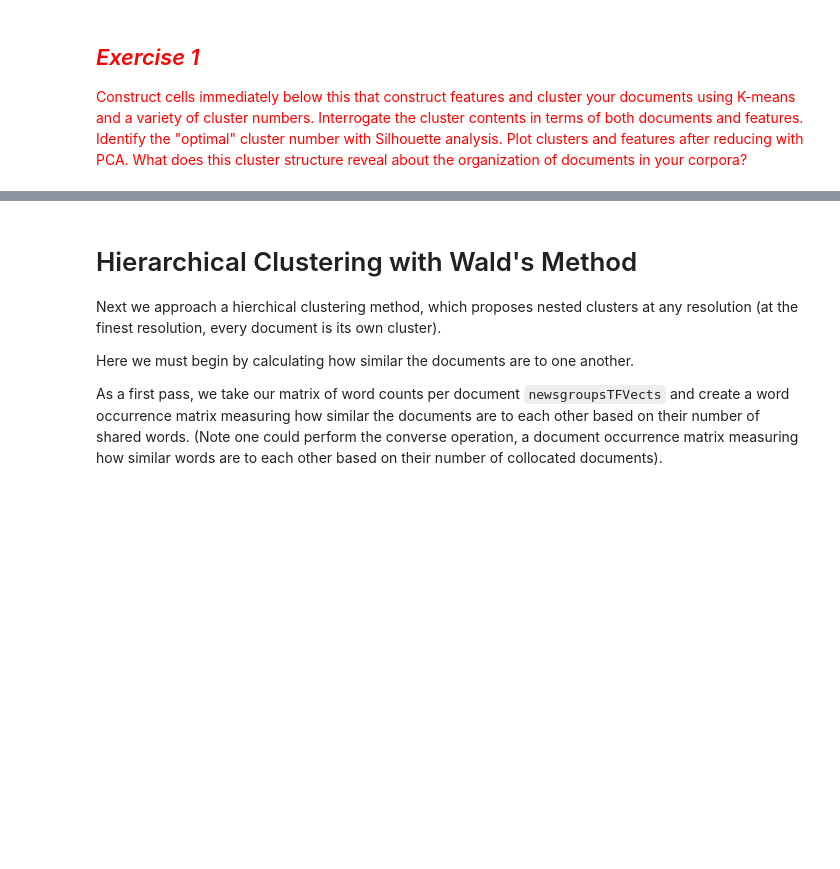
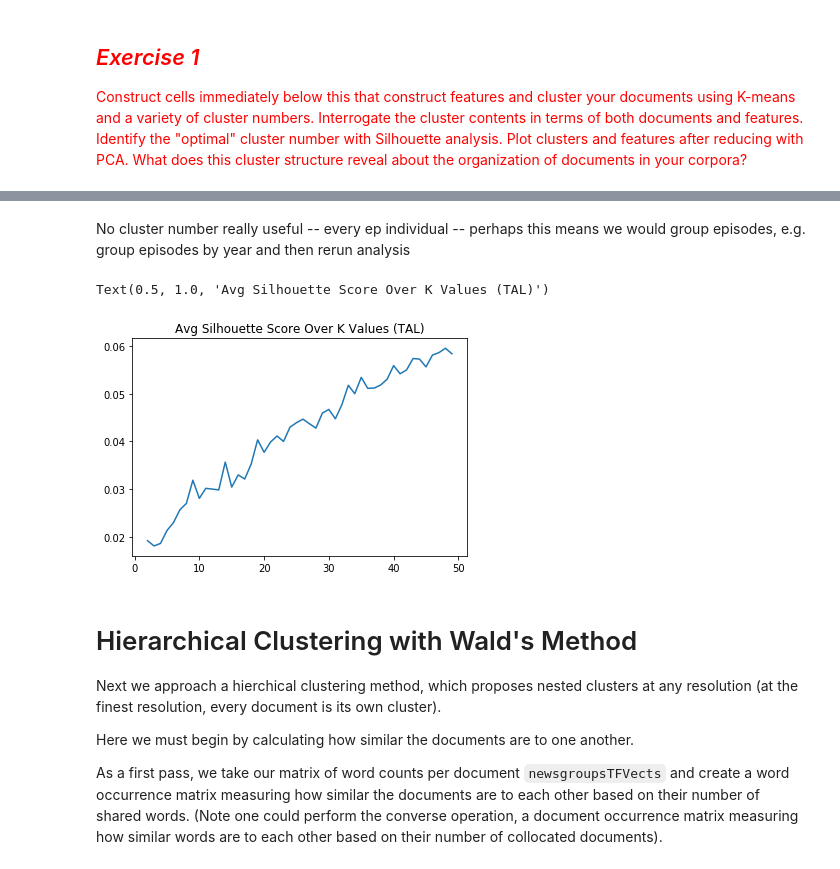
Before and after one commit to katykoenig/Content-Analysis-2020, a Jupyter notebook: week-6/6-Discovering-Patterns-Clusters-and-Topics.ipynb, the cells around one changed output, grey strips where cells are left out. Drawn from its saved outputs; the diff is of its cells as text; code cells hidden in the pictures; blank space fills up the shorter version.

```diff
--- a/week-6/6-Discovering-Patterns-Clusters-and-Topics.ipynb
+++ b/week-6/6-Discovering-Patterns-Clusters-and-Topics.ipynb
@@ -662,0 +757,24 @@ targetDF
+# %%
+def make_train_km(numClusters, vects):
+    km = sklearn.cluster.KMeans(n_clusters=numClusters, init='k-means++')
+    km.fit(vects)
+    return km
+
+def cluster_labels(numClusters, km, df):
+    df['kmeans_predictions'] = km.labels_
+    for i in range(0, numClusters):
+        print(f'Cluster: {i}')
+        print(df[df.kmeans_predictions == i].head()['ep_title'])
+
+
+def distinguish_features(Vectorizer, km, numClusters):
+    # distinguishing features
+    terms = Vectorizer.get_feature_names()
+    print("Top terms per cluster:")
+    order_centroids = km.cluster_centers_.argsort()[:, ::-1]
+    for i in range(numClusters):
+        print("Cluster %d:" % i)
+        for ind in order_centroids[i, :10]:
+            print(f'{terms[ind]}')
+        print('\n')
+    return terms
@@ -663,3 +864,21 @@ targetDF
+# %% [markdown]
+No cluster number really useful -- every ep individual -- perhaps this means we would group episodes, e.g. group episodes by year and then rerun analysis
+# %%
+X = talTFVects.toarray()
+k_range = range(2, 50)
+vals = []
+for k in k_range:
+    clusterer = sklearn.cluster.KMeans(n_clusters=k, random_state=10)
+    cluster_labels = clusterer.fit_predict(X)
+
+    silhouette_avg = sklearn.metrics.silhouette_score(X, cluster_labels)
+    vals.append(silhouette_avg)
+# %%
+plt.plot(k_range,vals)
+plt.title('Avg Silhouette Score Over K Values (TAL)')
+# %% [output]
+Text(0.5, 1.0, 'Avg Silhouette Score Over K Values (TAL)')
+[figure, added]
 # %% [markdown]
 # Hierarchical Clustering with Wald's Method
 
```
Also changed, not shown: parts of 28 cells of this notebook.
